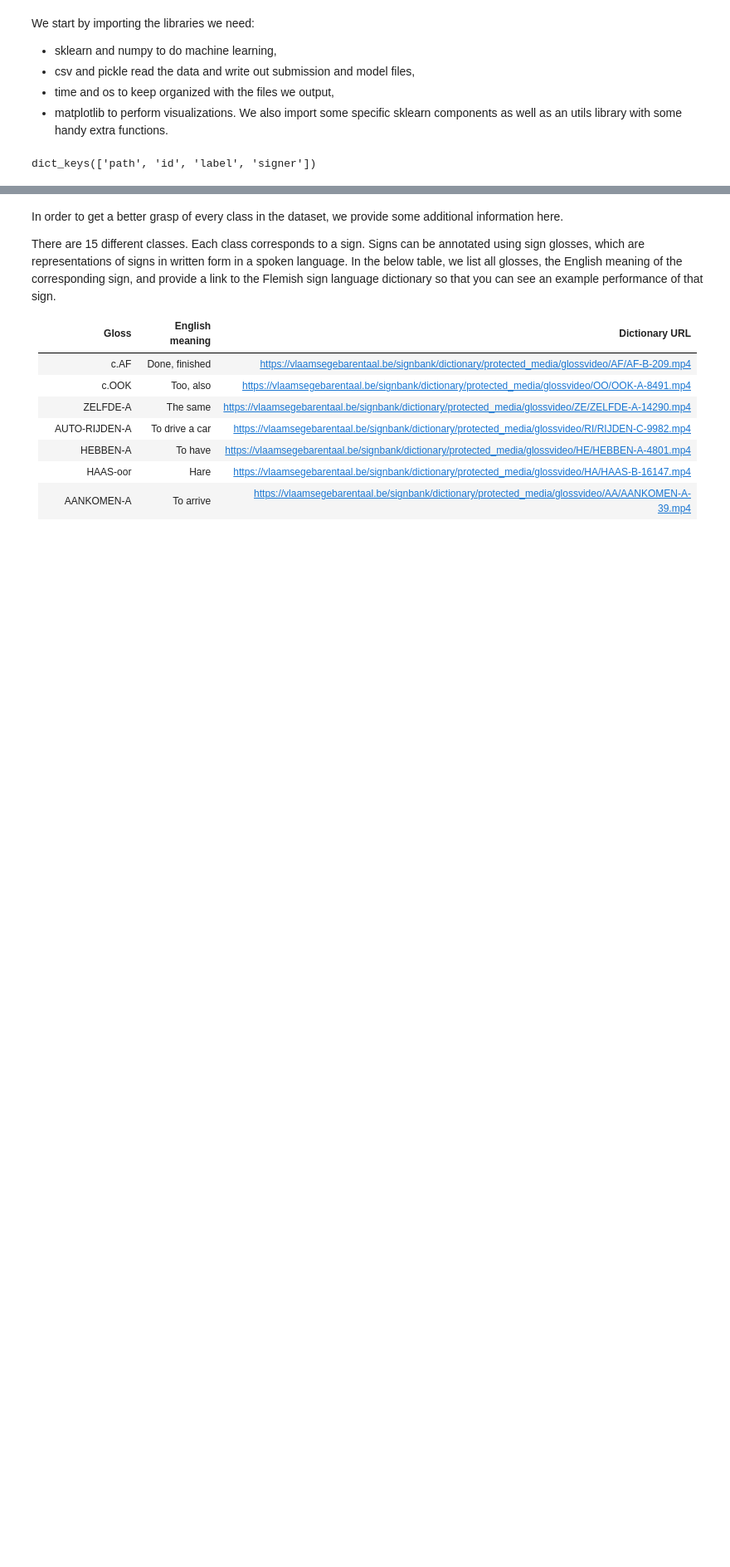
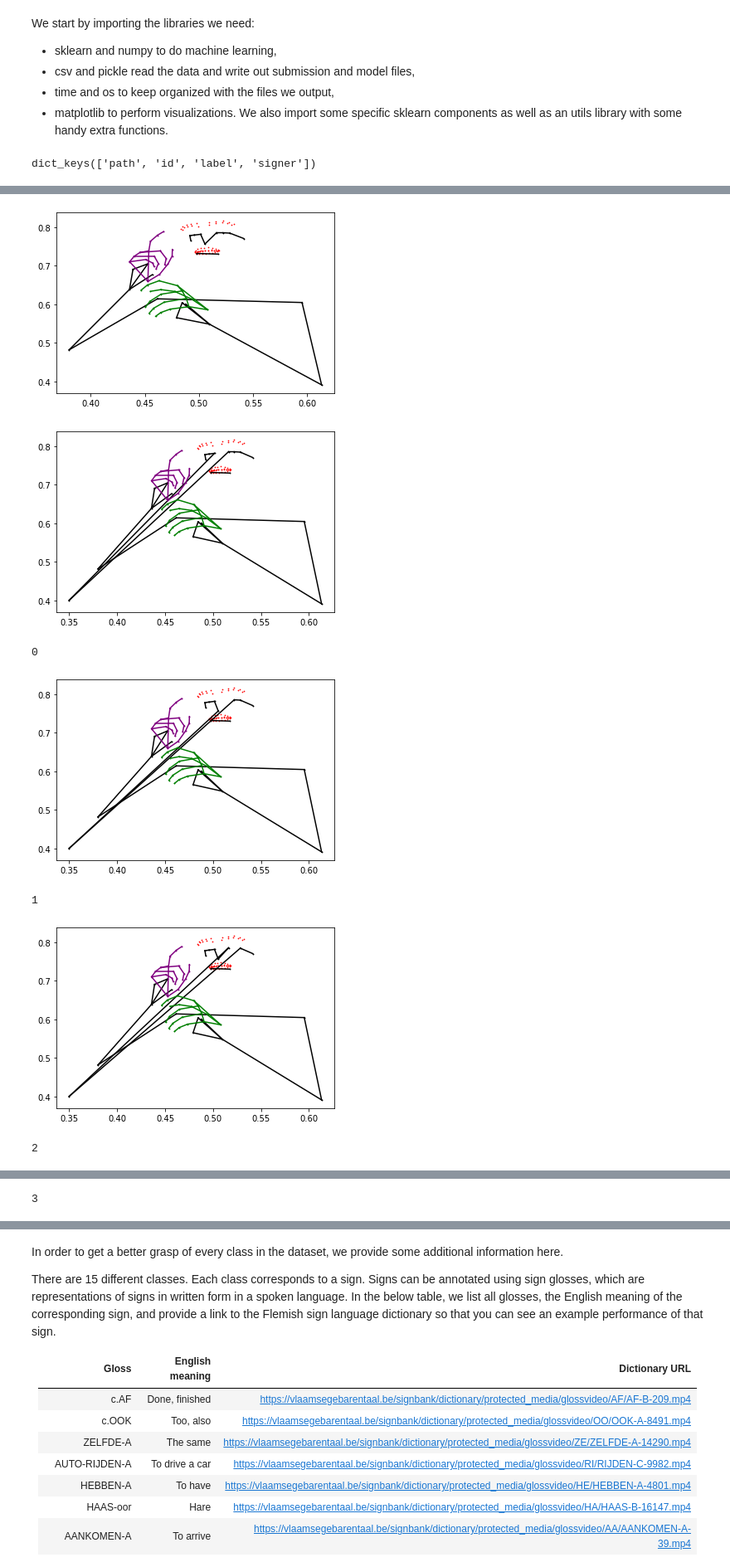
Before and after one commit to Joris104/MachineLearning, a Jupyter notebook: test_feature_preprocessing/extended_fingers_test.ipynb, the cells around one changed output, grey strips where cells are left out. Shown at 83% size. Cells and saved outputs as stored; diff of their text form; code cells hidden in the pictures; blank space fills up the shorter version.

```diff
--- a/test_feature_preprocessing/extended_fingers_test.ipynb
+++ b/test_feature_preprocessing/extended_fingers_test.ipynb
@@ -89,0 +111,40 @@ for FRAME_INDEX in range(pose_sequence.shape[0]):
+# %%
+# Analysing points in a frame
+FRAME_INDEX = 0
+utils_for_students.visualize_pose(pose_sequence[FRAME_INDEX], plt)
+plt.show()
+
+for point_index in range(23):
+    current_point = list(pose_sequence[FRAME_INDEX][point_index])
+    pose_sequence[FRAME_INDEX][point_index] = [0.35,0.6,0]
+    utils_for_students.visualize_pose(pose_sequence[FRAME_INDEX], plt)
+    plt.show()
+    print(point_index)
+    pose_sequence[FRAME_INDEX][point_index] = current_point
+
+FINGER_INDICES = {
+    "THUMB":list(range(1,5)),
+    "INDEX":list(range(5,9)),
+    "MIDDLE":list(range(9,13)),
+    "RING":list(range(13,17)),
+    "PINKY":list(range(17,21)),
+}
+HAND_STARTPOINTS = [83,104]
+BODY_INDICES = {
+    "NOSE": [0],
+    "LEFT_BROW": [1,2,3,7],
+    "RIGHT_BROW": [4,5,6,8],
+    "MOUTH": [9,10],
+    "LEFT_SHOULDER_ELBOW_WRIST": [11,13,15],
+    "RIGHT_SHOULDER_ELBOW_WRIST": [12,14,16],
+    "LEFT_HAND": [17,19,21],
+    "RIGHT_HAND": [18,20,22],
+}
+# %% [output]
+[figure, added]
+[figure, added]
+0
+[figure, added]
+1
+[figure, added]
+2
@@ -89,0 +152 @@ for FRAME_INDEX in range(pose_sequence.shape[0]):
+3
```
Also changed, not shown: parts of 2 cells of this notebook, 3 other files.
